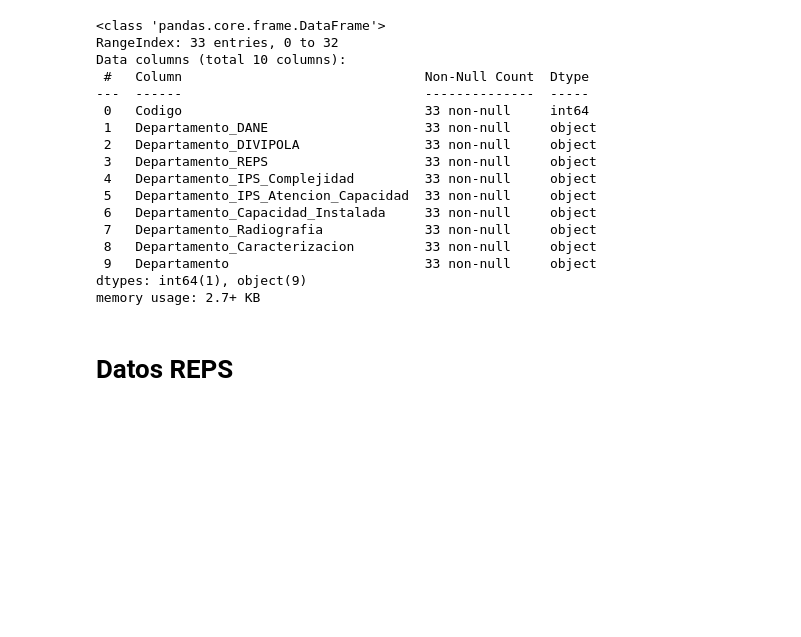
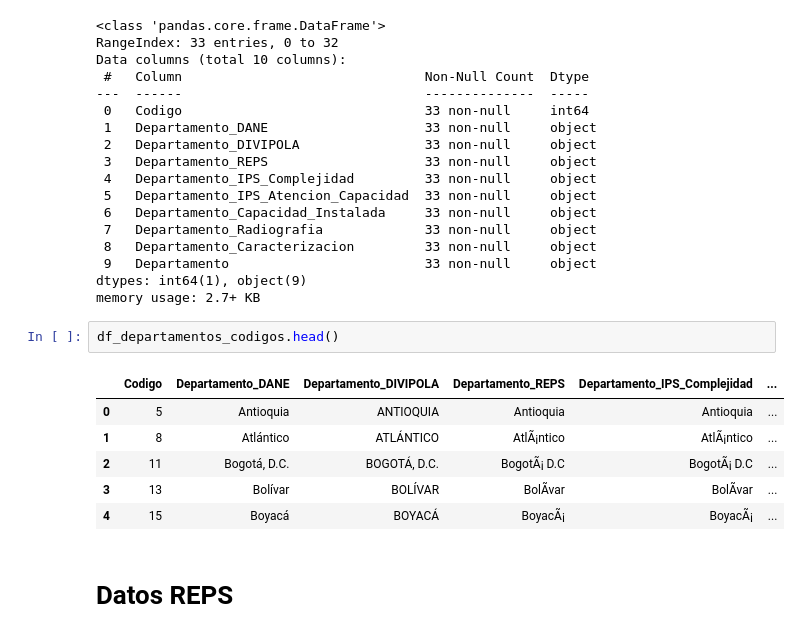
Before and after one commit to ProyectoDeGrado-2023-20/PG, a Jupyter notebook: Ideas/IPS/IPS_Departamento.ipynb, the cells around one changed output. Drawn from its saved outputs; the diff is of its cells as text; blank space fills up the shorter version.

```diff
--- a/Ideas/IPS/IPS_Departamento.ipynb
+++ b/Ideas/IPS/IPS_Departamento.ipynb
@@ -31,6 +29,15 @@ Data columns (total 10 columns):
  9   Departamento                         33 non-null     object
 dtypes: int64(1), object(9)
 memory usage: 2.7+ KB
+# %%
+df_departamentos_codigos.head()
+# %% [output]
+|  | Codigo | Departamento_DANE | Departamento_DIVIPOLA | Departamento_REPS | Departamento_IPS_Complejidad | ... |
+| 0 | 5 | Antioquia | ANTIOQUIA | Antioquia | Antioquia | ... |
+| 1 | 8 | Atlántico | ATLÁNTICO | AtlÃ¡ntico | AtlÃ¡ntico | ... |
+| 2 | 11 | Bogotá, D.C. | BOGOTÁ, D.C. | BogotÃ¡ D.C | BogotÃ¡ D.C | ... |
+| 3 | 13 | Bolívar | BOLÍVAR | BolÃ­var | BolÃ­var | ... |
+| 4 | 15 | Boyacá | BOYACÁ | BoyacÃ¡ | BoyacÃ¡ | ... |
 # %% [markdown]
 # Datos REPS
 # %%
```
Also changed, not shown: parts of 2 cells of this notebook, 1 other file.
